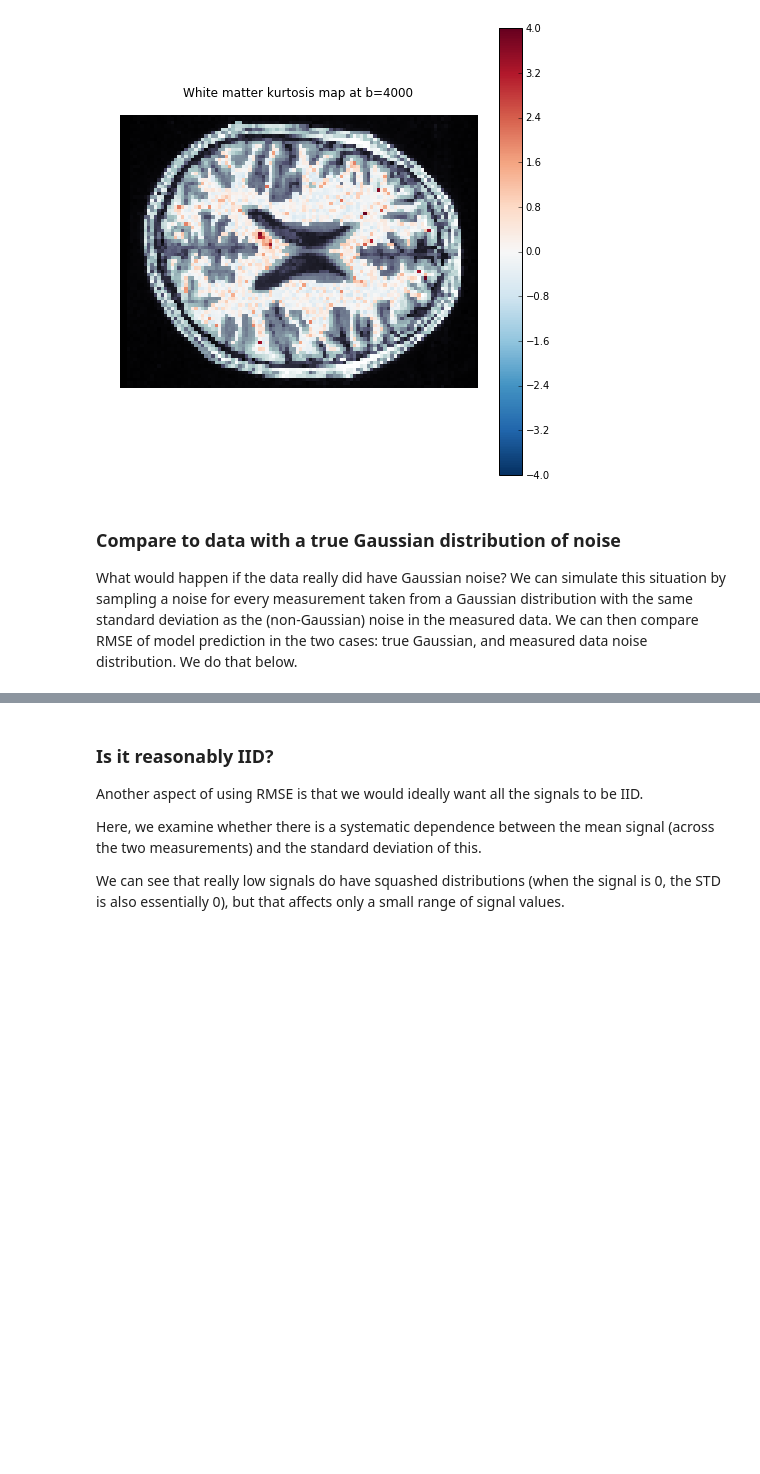
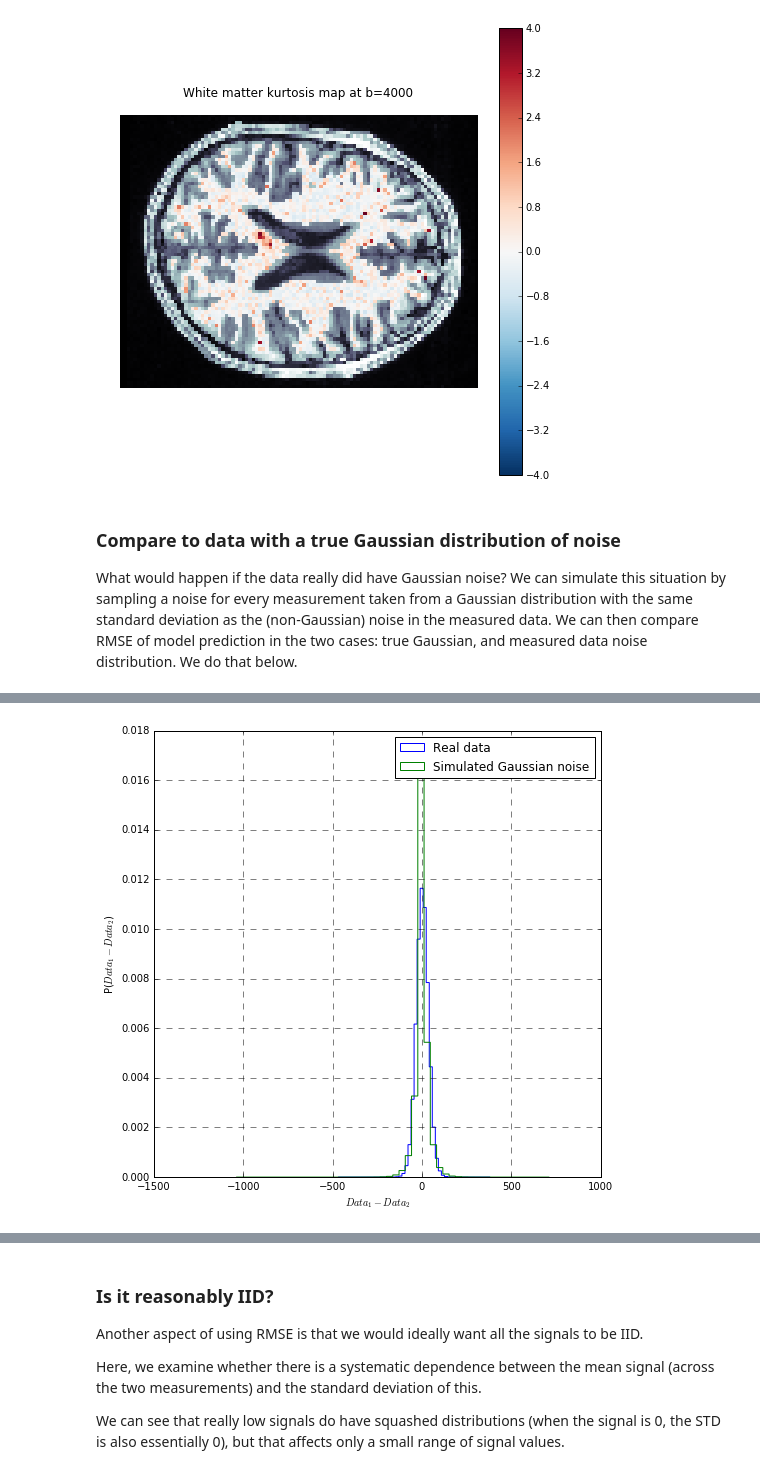
Before and after one commit to arokem/dmri-noise, a Jupyter notebook: dmri-noise.ipynb, the cells around one changed output, grey strips where cells are left out. Saved outputs shown, nothing was run; the diff lists cells and outputs as text; code cells hidden in the pictures; blank space fills up the shorter version.

Commit message:
More with noise and RMSE.

```diff
--- a/dmri-noise.ipynb
+++ b/dmri-noise.ipynb
@@ -283,0 +230,84 @@ for idx, b in enumerate([1000, 2000, 4000]):
+# %%
+for idx, b in enumerate([1000, 2000, 4000]):
+    # As before:
+    gtab1, gtab2, data1, data2 = load_data(b)
+    diff = data1[mask] - data2[mask]
+
+    # Simulate data with true Gaussian noise:
+    gauss = np.random.randn(*data1.shape)
+    noise = np.sqrt((data1.astype(float) - data2.astype(float)) ** 2)
+    data_gaussian_noise = data1 + noise * gauss
+    diff_gaussian = data1[mask] - data_gaussian_noise[mask]
+
+    # Plot the difference distributions together:
+    fig_hist_gaussian, ax_hist_gaussian = plt.subplots(1)
+    ax_hist_gaussian.hist(diff.ravel(), histtype='step',
+                          bins=50, normed=True, label="Real data")
+    ax_hist_gaussian.hist(diff_gaussian.ravel(), histtype='step',
+                          bins=50, normed=True, label="Simulated Gaussian noise")
+    ax_hist_gaussian.set_xlabel("$Data_1 - Data_2$")
+    ax_hist_gaussian.set_ylabel("P($Data_1 - Data_2$)")
+
+    # Calculate test-retest reliability:
+    trt_data = rmse(data1[mask], data2[mask])
+    trt_gaussian = rmse(data1[mask], data_gaussian_noise[mask])
+    fig_trt, ax_trt = plt.subplots(1)
+    ax_trt.hist(trt_data, histtype='step',
+                 bins=50, normed=True, label="Real data")
+    ax_trt.hist(trt_gaussian, histtype='step',
+                 bins=50, normed=True, label="Simulated Gaussian Noise")
+
+    ax_trt.set_xlabel("Test-retest RMSE")
+    ax_trt.set_ylabel("P(Test-retest RMSE)")
+
+    # Plot voxel-by-voxel test-retest:
+    fig_trt_scatter, ax_trt_scatter = plt.subplots(1)
+    ax_trt_scatter.plot(trt_data, trt_gaussian, '.', alpha=0.01)
+    ax_trt_scatter.plot([0, 100], [0, 100], 'k--')
+    ax_trt_scatter.set_xlim([0, 100])
+    ax_trt_scatter.set_ylim([0, 100])
+    ax_trt_scatter.set_xlabel("Test-retest RMSE (Data)")
+    ax_trt_scatter.set_ylabel("Test-retest RMSE (Gaussian noise)")
+
+
+    # Fit the tensor model:
+    dtm1 = dti.TensorModel(gtab1)
+    dtm2 = dti.TensorModel(gtab2)
+    dtf1 = dtm1.fit(data1, mask)
+    dtf2 = dtm2.fit(data2, mask)
+    dtf_gaussian_noise = dtm1.fit(data_gaussian_noise, mask)
+
+    # Predict from each model fit:
+    p1_2 = dtf1.predict(gtab2, np.mean(data1[..., gtab1.b0s_mask], -1))
+    p2_1 = dtf2.predict(gtab1, np.mean(data2[..., gtab2.b0s_mask], -1))
+    p1_noise = dtf1.predict(gtab1, np.mean(data1[..., gtab1.b0s_mask], -1))
+    pnoise_1 = dtf_gaussian_noise.predict(gtab1, np.mean(data_gaussian_noise[..., gtab1.b0s_mask], -1))
+
+    # Calculate the RMSE in both directions (as in equation 10 in our paper):
+    rmse_data = (rmse(data2[mask], p1_2[mask]) +
+                 rmse(data1[mask], p2_1[mask])) / 2
+
+    rmse_gaussian_noise = (rmse(data_gaussian_noise[mask], p1_noise[mask]) +
+                           rmse(data1[mask], pnoise_1[mask])) / 2
+
+    fig_rmse, ax_rmse = plt.subplots(1)
+    ax_rmse.hist(rmse_data, histtype='step',
+                 bins=50, normed=True, label="Real data")
+    ax_rmse.hist(rmse_gaussian_noise, histtype='step',
+                 bins=50, normed=True, label="Simulated Gaussian Noise")
+
+    ax_rmse.set_xlabel('Model RMSE')
+    ax_rmse.set_ylabel('P(Model RMSE)')
+
+    fig_rmse_scatter, ax_rmse_scatter = plt.subplots(1)
+    ax_rmse_scatter.plot(rmse_data, rmse_gaussian_noise, '.', alpha=0.01)
+    ax_rmse_scatter.plot([0, 100], [0, 100], 'k--')
+    ax_rmse_scatter.set_xlim([0, 100])
+    ax_rmse_scatter.set_ylim([0, 100])
+    ax_rmse_scatter.set_xlabel("Model RMSE (Data)")
+    ax_rmse_scatter.set_ylabel("Model RMSE (Gaussian noise)")
+
+    prettify([fig_hist_gaussian, fig_rmse, fig_diff, fig_rmse_scatter, fig_trt, fig_trt_scatter],
+             [ax_hist_gaussian, ax_rmse, ax_diff, ax_rmse_scatter, ax_trt, ax_trt_scatter])
+# %% [output]
+[figure, added]
```
Also changed, not shown: parts of 5 cells of this notebook.
